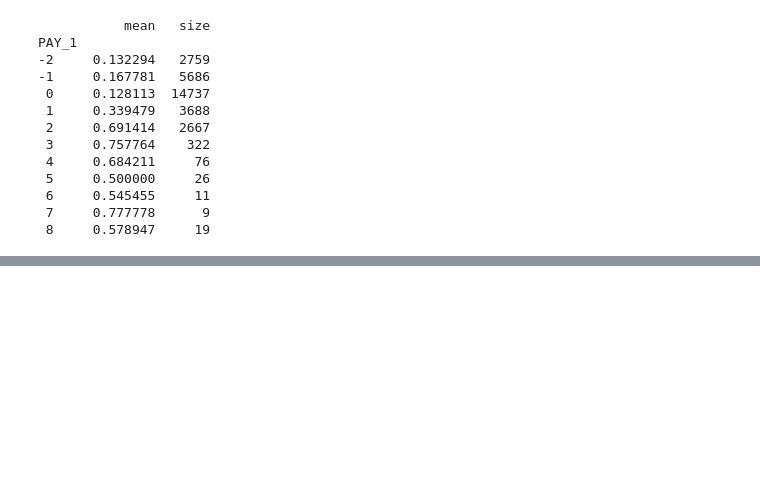
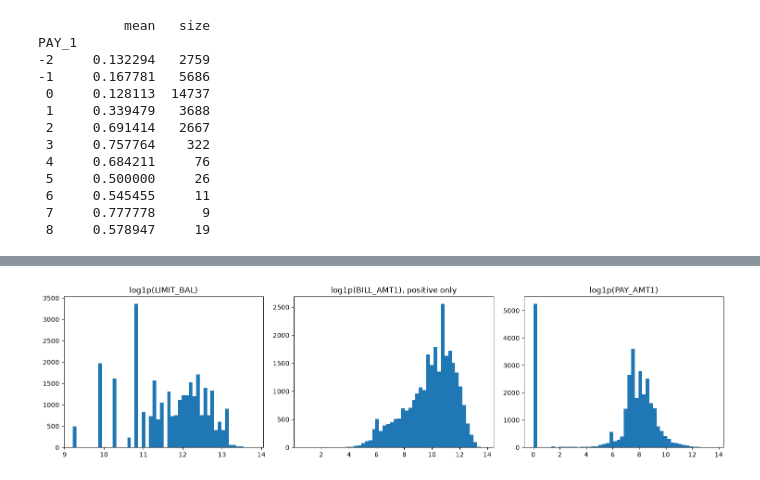
Before and after one commit to Luben69/Default-of-Credit-Card-Clients, a Jupyter notebook: Untitled.ipynb, the cells around one changed output, grey strips where cells are left out. Saved outputs shown, nothing was run; the diff lists cells and outputs as text; code cells hidden in the pictures; blank space fills up the shorter version.

```diff
--- a/Untitled.ipynb
+++ b/Untitled.ipynb
@@ -748,3 +748,11 @@ PAY_1
  6     0.545455     11
  7     0.777778      9
  8     0.578947     19
+# %%
+import pandas as pd, numpy as np
+df = pd.read_excel("default of credit card clients.xls", header=1)
+df = df.rename(columns={'PAY_0': 'PAY_1', 'default payment next month': 'defpay'})
+bill = [f'BILL_AMT{i}' for i in range(1, 7)]
+pay = [f'PAY_AMT{i}' for i in range(1, 7)]
+num = ['LIMIT_BAL', 'AGE'] + bill + pay
+print(df.groupby('defpay')[num].median().T)
@@ -750,0 +829,13 @@ PAY_1
+# %%
+import numpy as np
+fig, axes = plt.subplots(1, 3, figsize=(15, 4))
+axes[0].hist(np.log1p(df['LIMIT_BAL']), bins=50)
+axes[0].set_title('log1p(LIMIT_BAL)')
+axes[1].hist(np.log1p(df.loc[df['BILL_AMT1'] > 0, 'BILL_AMT1']), bins=50)
+axes[1].set_title('log1p(BILL_AMT1), positive only')
+axes[2].hist(np.log1p(df['PAY_AMT1']), bins=50)
+axes[2].set_title('log1p(PAY_AMT1)')
+plt.tight_layout()
+plt.show()
+# %% [output]
+[figure, added]
```
Also changed, not shown: parts of 38 cells of this notebook.
